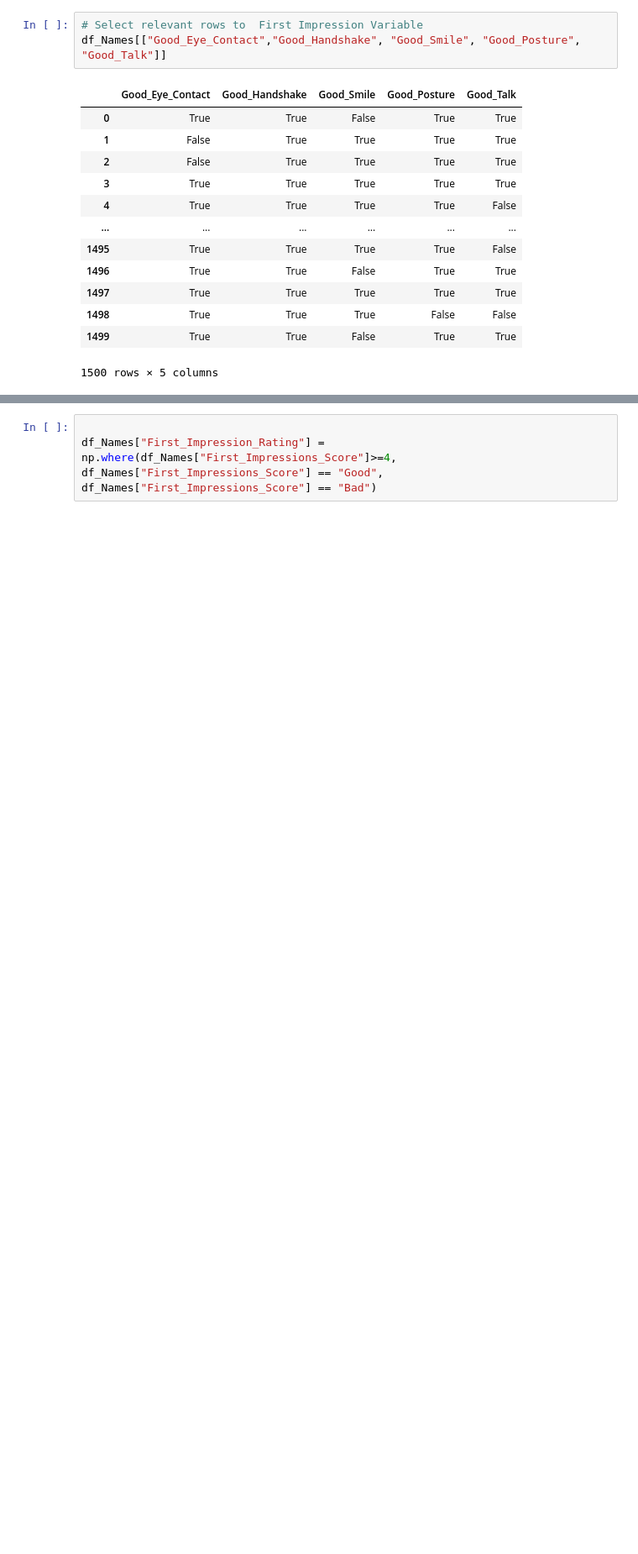
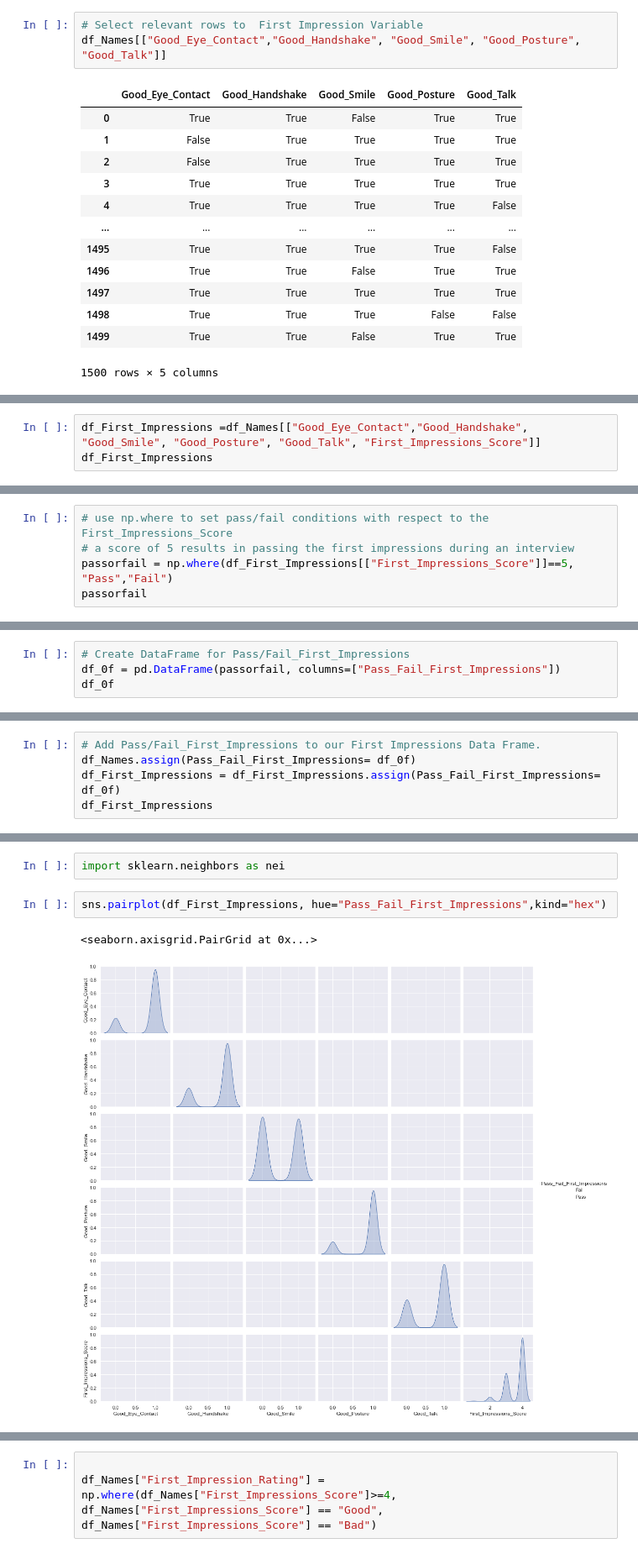
Before and after one commit to Deego88/Programming_for_Data_Analysis_Project_2020, a Jupyter notebook: Programming_for_Data_Analysis_Project_2020.ipynb, the cells around one changed output, grey strips where cells are left out. Shown at 84% size. Drawn from its saved outputs; the diff is of its cells as text; blank space fills up the shorter version.

```diff
--- a/Programming_for_Data_Analysis_Project_2020.ipynb
+++ b/Programming_for_Data_Analysis_Project_2020.ipynb
@@ -885,0 +908,3 @@ df_Names[["Names", "Good_Eye_Contact","Good_Handshake", "Good_Smile", "Good_Post
+# %%
+df_First_Impressions =df_Names[["Good_Eye_Contact","Good_Handshake", "Good_Smile", "Good_Posture", "Good_Talk", "First_Impressions_Score"]]
+df_First_Impressions
@@ -885,0 +946,5 @@ df_Names[["Names", "Good_Eye_Contact","Good_Handshake", "Good_Smile", "Good_Post
+# %%
+# use np.where to set pass/fail conditions with respect to the First_Impressions_Score
+# a score of 5 results in passing the first impressions during an interview
+passorfail = np.where(df_First_Impressions[["First_Impressions_Score"]]==5, "Pass","Fail")
+passorfail
@@ -885,0 +959,4 @@ df_Names[["Names", "Good_Eye_Contact","Good_Handshake", "Good_Smile", "Good_Post
+# %%
+# Create DataFrame for Pass/Fail_First_Impressions
+df_0f = pd.DataFrame(passorfail, columns=["Pass_Fail_First_Impressions"])
+df_0f
@@ -885,0 +977,5 @@ df_Names[["Names", "Good_Eye_Contact","Good_Handshake", "Good_Smile", "Good_Post
+# %%
+# Add Pass/Fail_First_Impressions to our First Impressions Data Frame.
+df_Names.assign(Pass_Fail_First_Impressions= df_0f)
+df_First_Impressions = df_First_Impressions.assign(Pass_Fail_First_Impressions= df_0f)
+df_First_Impressions
@@ -885,0 +996,7 @@ df_Names[["Names", "Good_Eye_Contact","Good_Handshake", "Good_Smile", "Good_Post
+# %%
+import sklearn.neighbors as nei
+# %%
+sns.pairplot(df_First_Impressions, hue="Pass_Fail_First_Impressions",kind="hex")
+# %% [output]
+<seaborn.axisgrid.PairGrid at 0x...>
+[figure, added]
```
Also changed, not shown: parts of 42 cells of this notebook.
